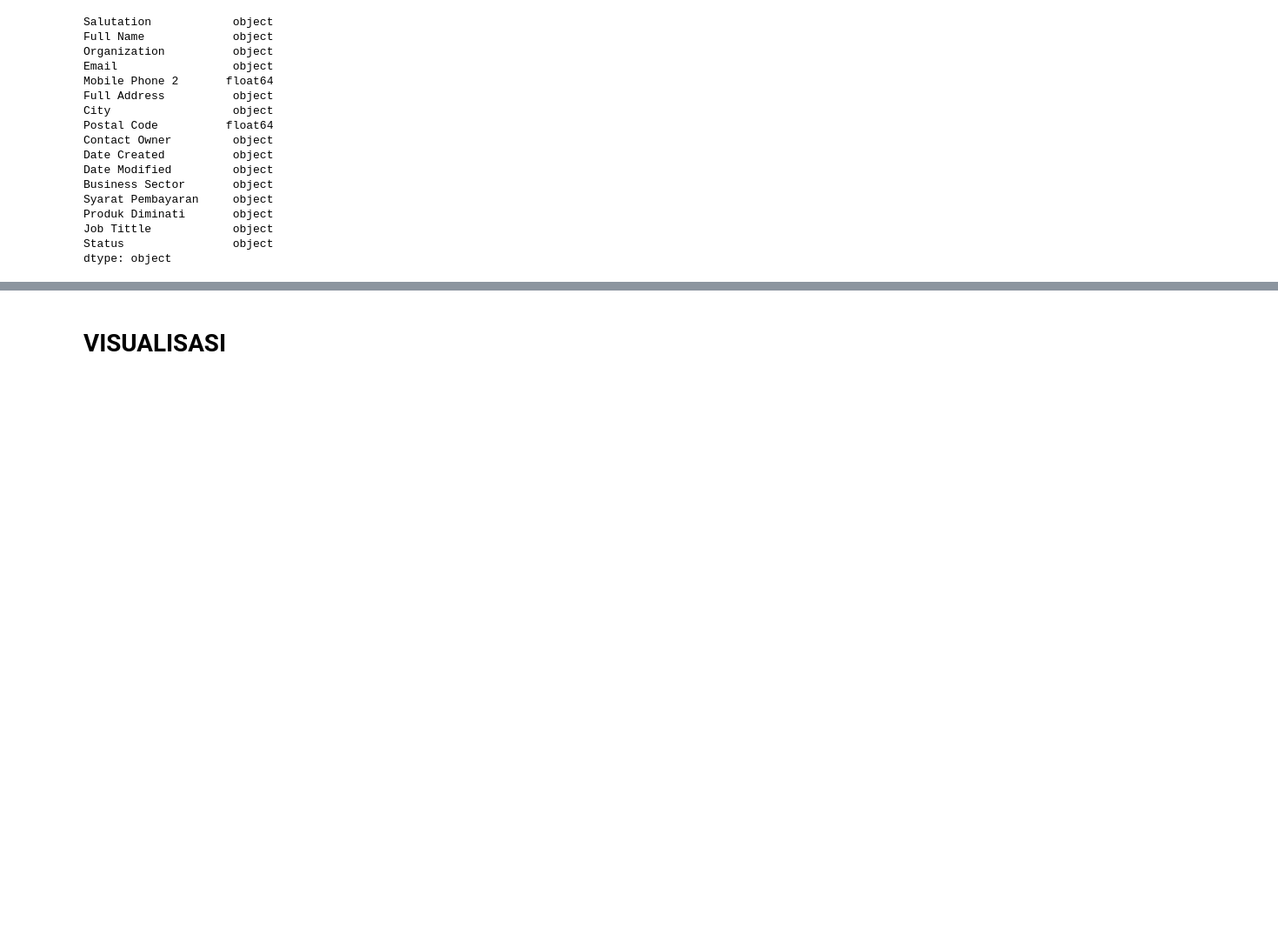
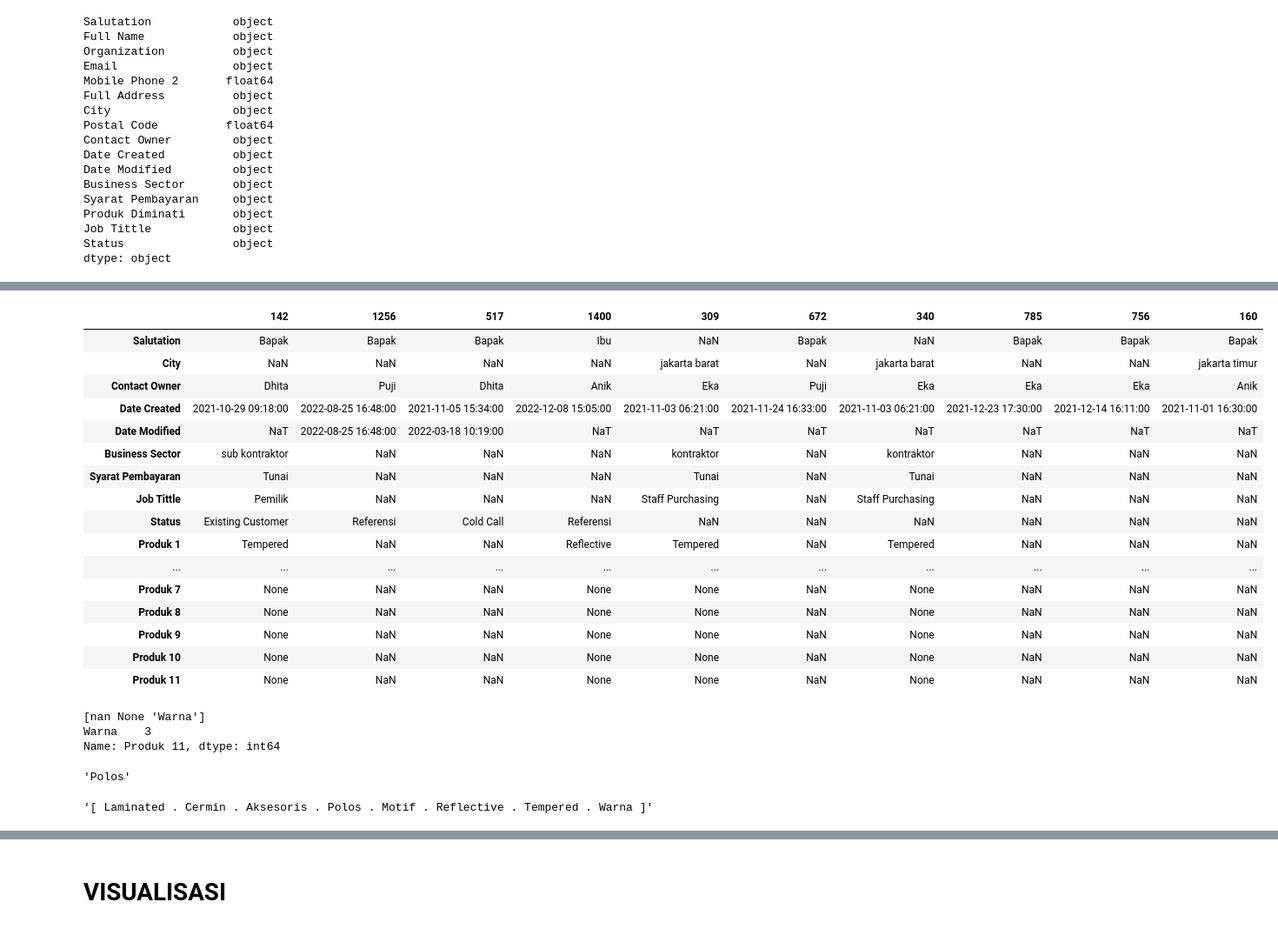
Before and after one commit to RetsyaLapiza/EDA-Data-Customer, a Jupyter notebook: EDA1/Portofolio_1_Customer_PT_XXX_.ipynb, the cells around one changed output, grey strips where cells are left out. Shown: that part at 87% size. Saved outputs shown, nothing was run; the diff lists cells and outputs as text; code cells hidden in the pictures; blank space fills up the shorter version.

```diff
--- a/EDA1/Portofolio_1_Customer_PT_XXX_.ipynb
+++ b/EDA1/Portofolio_1_Customer_PT_XXX_.ipynb
@@ -188,2 +171,2 @@ d1['Produk Diminati'] = d1['Produk Diminati'].str.replace("\W", ' ')
 # %%
-d1['Produk Diminati'] = d1['Produk Diminati'].str.strip()
+d1['Produk Diminati'] = d1['Produk Diminati'].str.replace("\[IGU]","Igu")
@@ -192,3 +216,39 @@ d1[['Produk 1','Produk 2','Produk 3','Produk 4']] = d1['Produk Diminati'].str.sp
+# %%
+d1.sample(10).transpose()
+# %% [output]
+|  | 142 | 1256 | 517 | 1400 | 309 | 672 | 340 | 785 | 756 | 160 |
+| Salutation | Bapak | Bapak | Bapak | Ibu | NaN | Bapak | NaN | Bapak | Bapak | Bapak |
+| City | NaN | NaN | NaN | NaN | jakarta barat | NaN | jakarta barat | NaN | NaN | jakarta timur |
+| Contact Owner | Dhita | Puji | Dhita | Anik | Eka | Puji | Eka | Eka | Eka | Anik |
+| Date Created | 2021-10-29 09:18:00 | 2022-08-25 16:48:00 | 2021-11-05 15:34:00 | 2022-12-08 15:05:00 | 2021-11-03 06:21:00 | 2021-11-24 16:33:00 | 2021-11-03 06:21:00 | 2021-12-23 17:30:00 | 2021-12-14 16:11:00 | 2021-11-01 16:30:00 |
+| Date Modified | NaT | 2022-08-25 16:48:00 | 2022-03-18 10:19:00 | NaT | NaT | NaT | NaT | NaT | NaT | NaT |
+| Business Sector | sub kontraktor | NaN | NaN | NaN | kontraktor | NaN | kontraktor | NaN | NaN | NaN |
+| Syarat Pembayaran | Tunai | NaN | NaN | NaN | Tunai | NaN | Tunai | NaN | NaN | NaN |
+| Job Tittle | Pemilik | NaN | NaN | NaN | Staff Purchasing | NaN | Staff Purchasing | NaN | NaN | NaN |
+| Status | Existing Customer | Referensi | Cold Call | Referensi | NaN | NaN | NaN | NaN | NaN | NaN |
+| Produk 1 | Tempered | NaN | NaN | Reflective | Tempered | NaN | Tempered | NaN | NaN | NaN |
+| ... | ... | ... | ... | ... | ... | ... | ... | ... | ... | ... |
+| Produk 7 | None | NaN | NaN | None | None | NaN | None | NaN | NaN | NaN |
+| Produk 8 | None | NaN | NaN | None | None | NaN | None | NaN | NaN | NaN |
+| Produk 9 | None | NaN | NaN | None | None | NaN | None | NaN | NaN | NaN |
+| Produk 10 | None | NaN | NaN | None | None | NaN | None | NaN | NaN | NaN |
+| Produk 11 | None | NaN | NaN | None | None | NaN | None | NaN | NaN | NaN |
+# %%
+print(d1['Produk 11'].unique())
+print(d1['Produk 11'].value_counts())
+# %% [output]
+[nan None 'Warna']
+Warna    3
+Name: Produk 11, dtype: int64
+# %%
+d1[['Produk 4']].sample(25).transpose()
+d1.loc[487,'Produk 4']
+# %% [output]
+'Polos'
+# %%
+data.loc[487, 'Produk Diminati']
+# %% [output]
+'[ Laminated . Cermin . Aksesoris . Polos . Motif . Reflective . Tempered . Warna ]'
 # %%
 d1.sample(15).transpose()
 # %% [output]
```
Also changed, not shown: parts of 27 cells of this notebook.
